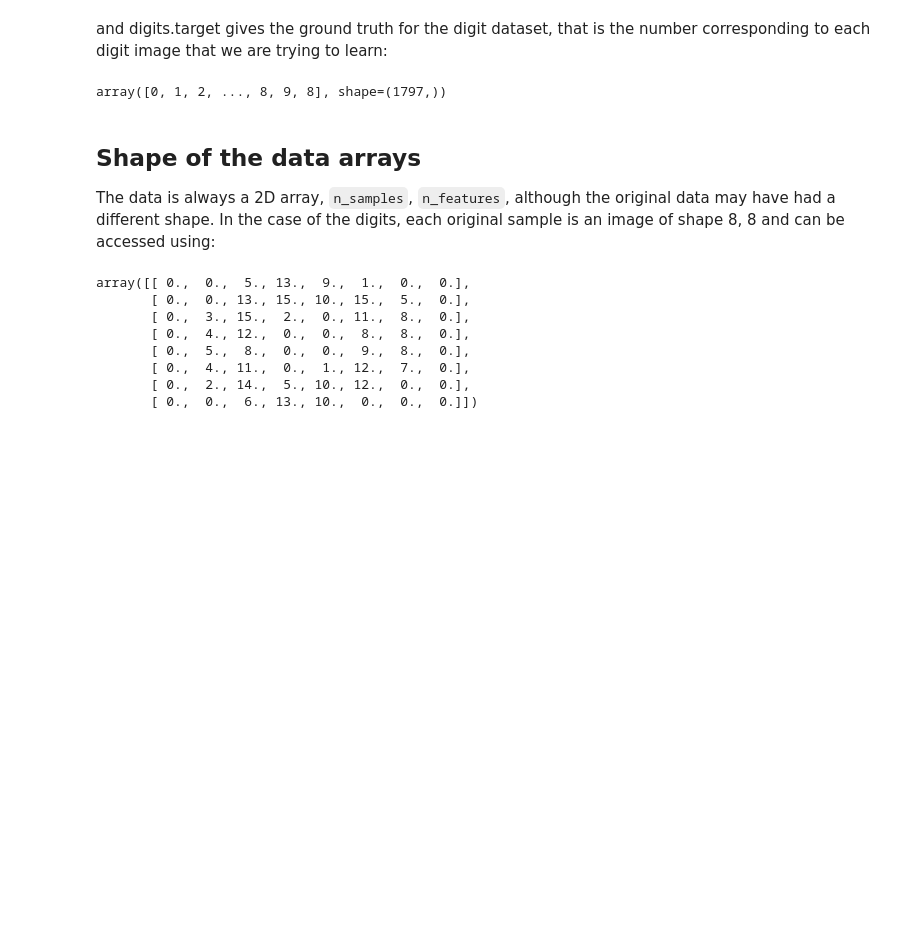
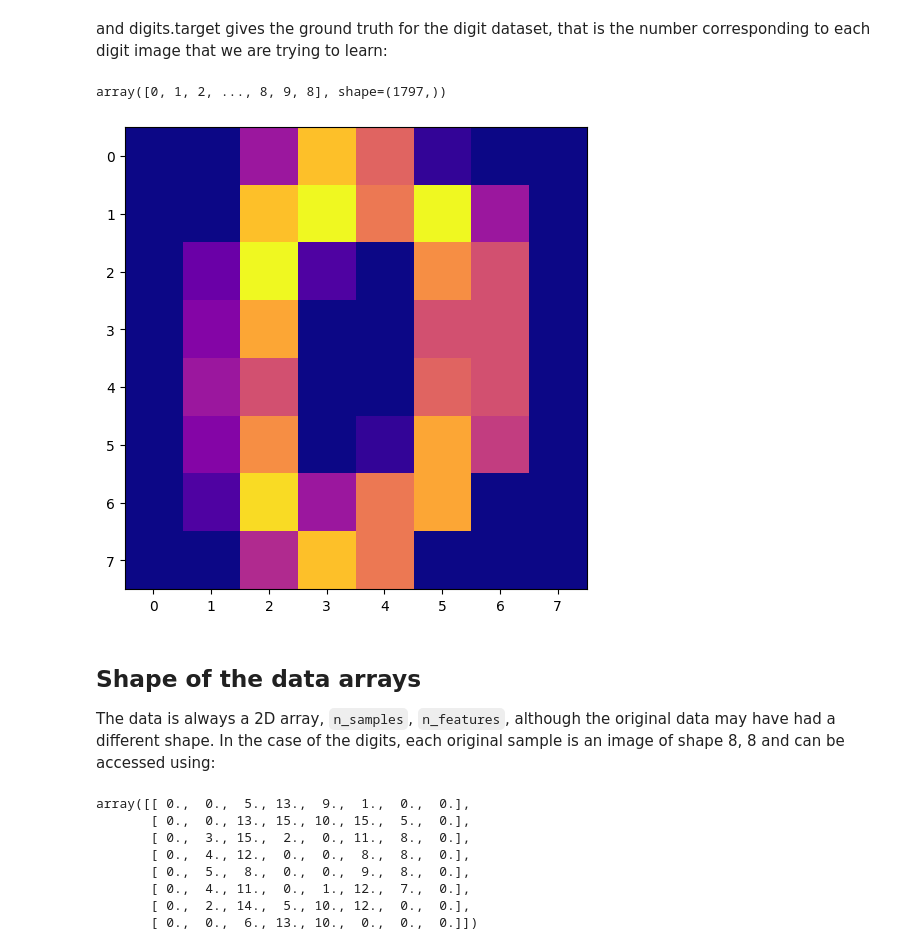
Before and after one commit to Danselem/brics_astro, a Jupyter notebook: Week6/02_intro_sklearn.ipynb, the cells around one changed output. Cells and saved outputs as stored; diff of their text form; code cells hidden in the pictures; blank space fills up the shorter version.

```diff
--- a/Week6/02_intro_sklearn.ipynb
+++ b/Week6/02_intro_sklearn.ipynb
@@ -64,6 +64,15 @@ and digits.target gives the ground truth for the digit dataset, that is the numb
 digits.target
 # %% [output]
 array([0, 1, 2, ..., 8, 9, 8], shape=(1797,))
+# %%
+import matplotlib.pyplot as plt
+
+#Display the first digit
+plt.figure(1, figsize=(6, 6))
+plt.imshow(digits.images[0], cmap=plt.cm.plasma)
+plt.show()
+# %% [output]
+[figure, added]
 # %% [markdown]
 ## Shape of the data arrays
 
```
Also changed, not shown: parts of 2 cells of this notebook, 12 other files.
